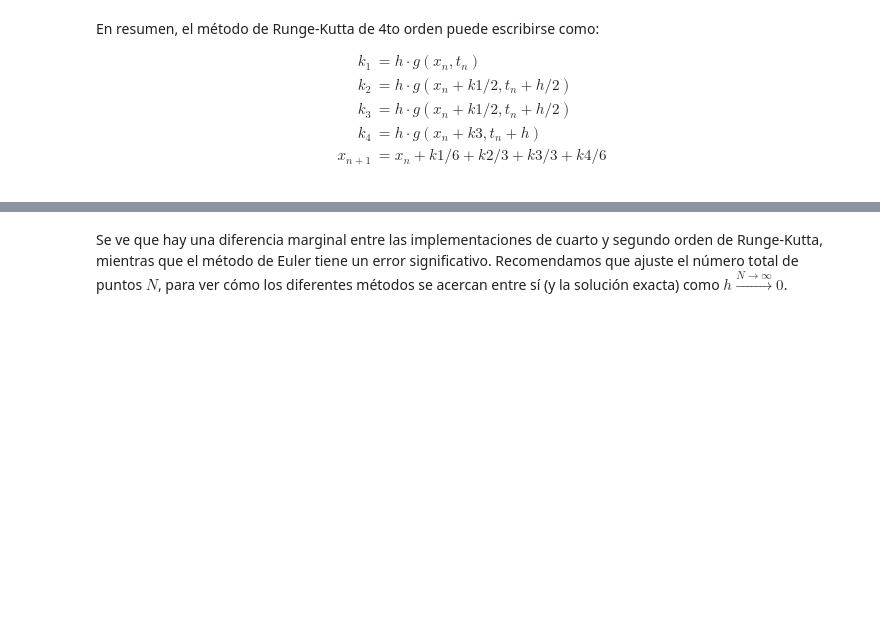
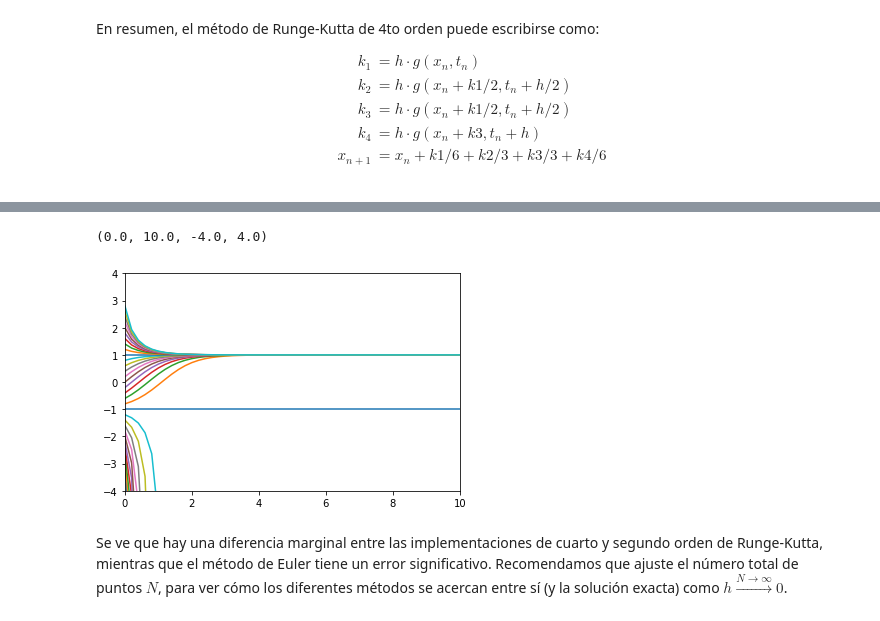
Before and after one commit to MarioBolanos/Modelado-y-Simulacion, a Jupyter notebook: Metodo_de_Runge_Kutta.ipynb, the cells around one changed output, grey strips where cells are left out. Cells and saved outputs as stored; diff of their text form; code cells hidden in the pictures; blank space fills up the shorter version.

```diff
--- a/Metodo_de_Runge_Kutta.ipynb
+++ b/Metodo_de_Runge_Kutta.ipynb
@@ -236,3 +240,12 @@ plt.grid()
+# %%
+N=50
+for i in np.arange(-3,3,0.2):
+  t3,x_4rk=rk4(fun,i,t0,tN,N)
+  plt.plot(t3,x_4rk)
+plt.axis([t0,tN,-4,4])
+# %% [output]
+(0.0, 10.0, -4.0, 4.0)
+[figure, added]
 # %% [markdown]
 Se ve que hay una diferencia marginal entre las implementaciones de cuarto y segundo orden de Runge-Kutta, mientras que el método de Euler tiene un error significativo. Recomendamos que ajuste el número total de puntos $ N $, para ver cómo los diferentes métodos se acercan entre sí (y la solución exacta) como $ h \overset {N \to \infty} {\longrightarrow} 0 $.
 # %% [markdown]
```
Also changed, not shown: parts of 1 cell of this notebook.
